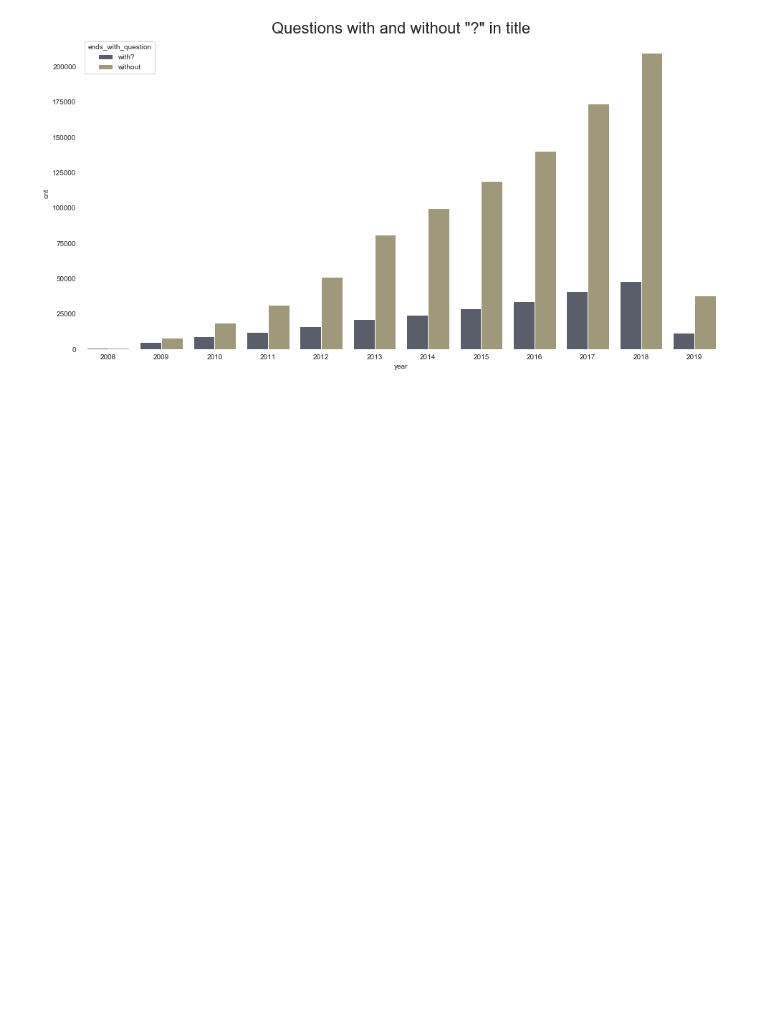
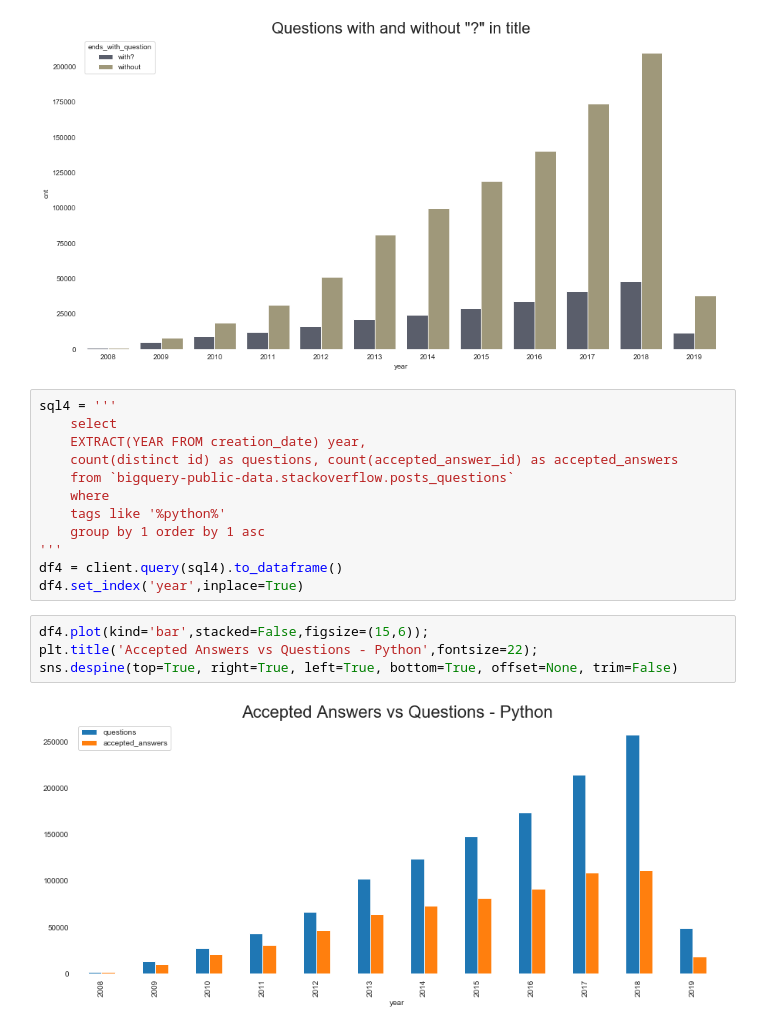
Before and after one commit to JakubPluta/EDA-ML, a Jupyter notebook: BigQuery.ipynb, the cells around one changed output. Saved outputs shown, nothing was run; the diff lists cells and outputs as text; blank space fills up the shorter version.

```diff
--- a/BigQuery.ipynb
+++ b/BigQuery.ipynb
@@ -263,3 +263,21 @@ sns.despine(top=True, right=True, left=True, bottom=True, offset=None, trim=Fals
 plt.title('Questions with and without "?" in title',fontsize=22);
 # %% [output]
 [figure]
+# %%
+sql4 = '''
+    select
+    EXTRACT(YEAR FROM creation_date) year,
+    count(distinct id) as questions, count(accepted_answer_id) as accepted_answers
+    from `bigquery-public-data.stackoverflow.posts_questions`
+    where
+    tags like '%python%'
+    group by 1 order by 1 asc
+'''
+df4 = client.query(sql4).to_dataframe()
+df4.set_index('year',inplace=True)
+# %%
+df4.plot(kind='bar',stacked=False,figsize=(15,6));
+plt.title('Accepted Answers vs Questions - Python',fontsize=22);
+sns.despine(top=True, right=True, left=True, bottom=True, offset=None, trim=False)
+# %% [output]
+[figure, added]
```
Also changed, not shown: parts of 3 cells of this notebook.
